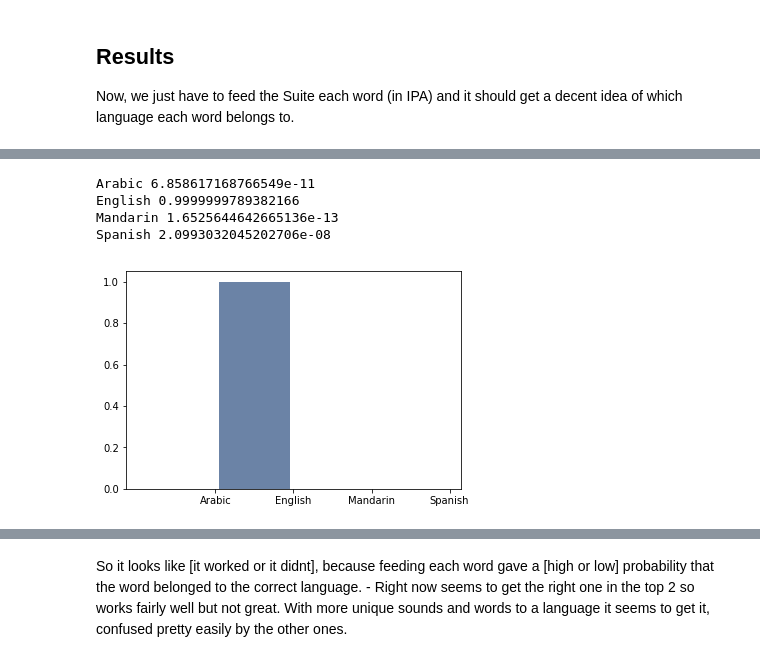
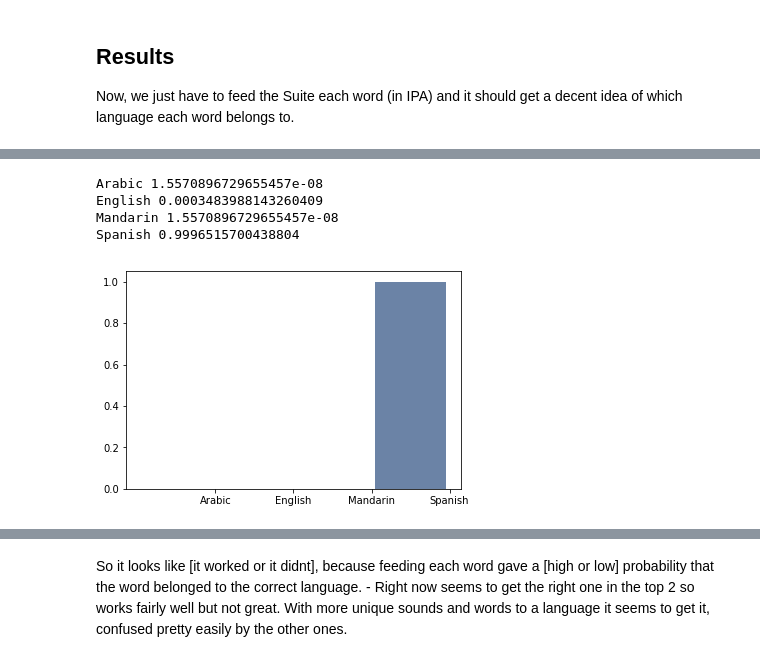
Before and after one commit to CamilleGirard/Bayesian-Phenome-Frequencies, a Jupyter notebook: code/phoneme-frequency.ipynb, the cells around one changed output, grey strips where cells are left out. Cells and saved outputs as stored; diff of their text form; code cells hidden in the pictures.

```diff
--- a/code/phoneme-frequency.ipynb
+++ b/code/phoneme-frequency.ipynb
@@ -88,12 +157,12 @@ Now, we just have to feed the Suite each word (in IPA) and it should get a decen
 # %%
 lang_dist = Language(lang_prior)
-word = ["l","e","ɪ",'ŋ','g','w','i','j'] # English
+word = ['p', 'e', 'rr', 'o'] # Perro
 lang_dist.Update(word)
 lang_dist.Print()
 thinkplot.Hist(lang_dist)
 # %% [output]
-Arabic 6.858617168766549e-11
-English 0.9999999789382166
-Mandarin 1.6525644642665136e-13
-Spanish 2.0993032045202706e-08
+Arabic 1.5570896729655457e-08
+English 0.0003483988143260409
+Mandarin 1.5570896729655457e-08
+Spanish 0.9996515700438804
-[figure, old version]
+[figure, new version]
```
Also changed, not shown: parts of 21 cells of this notebook.
